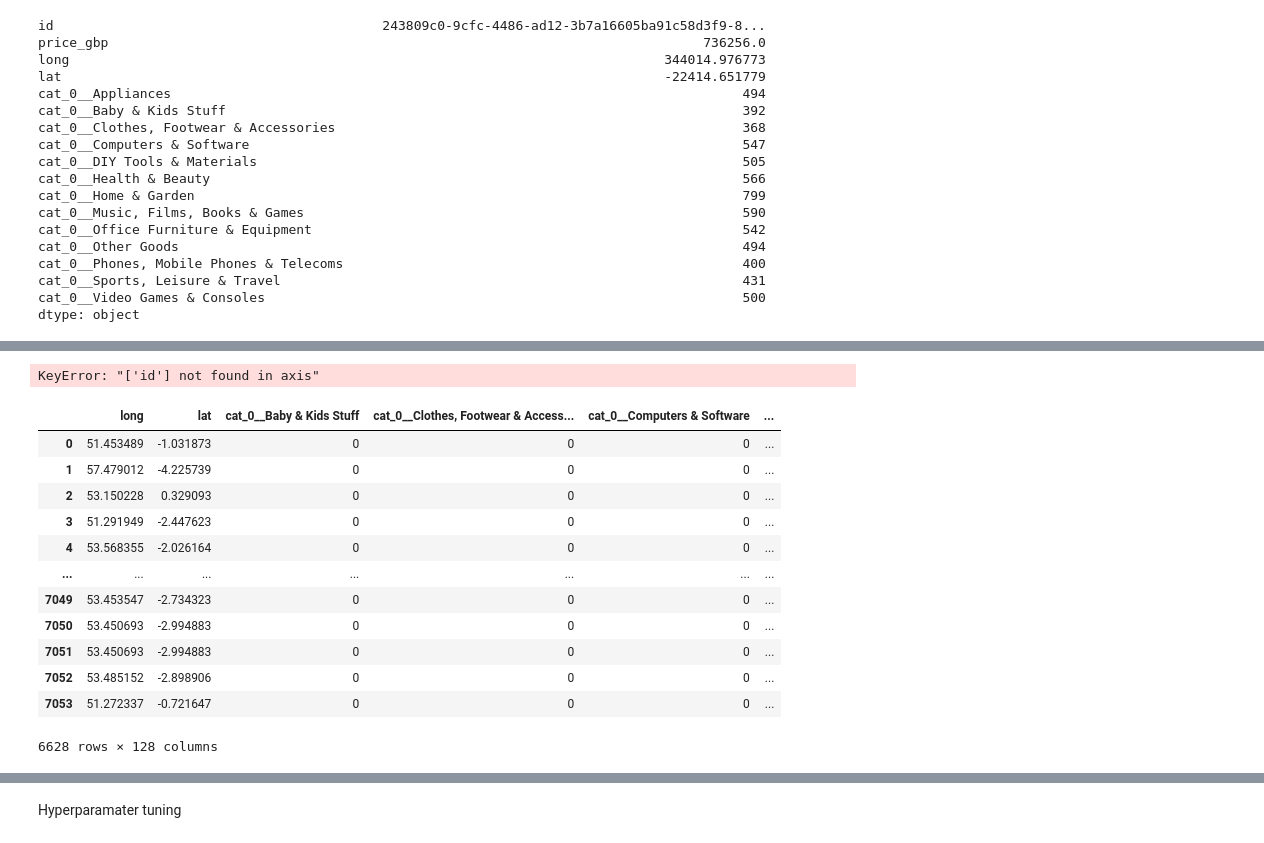
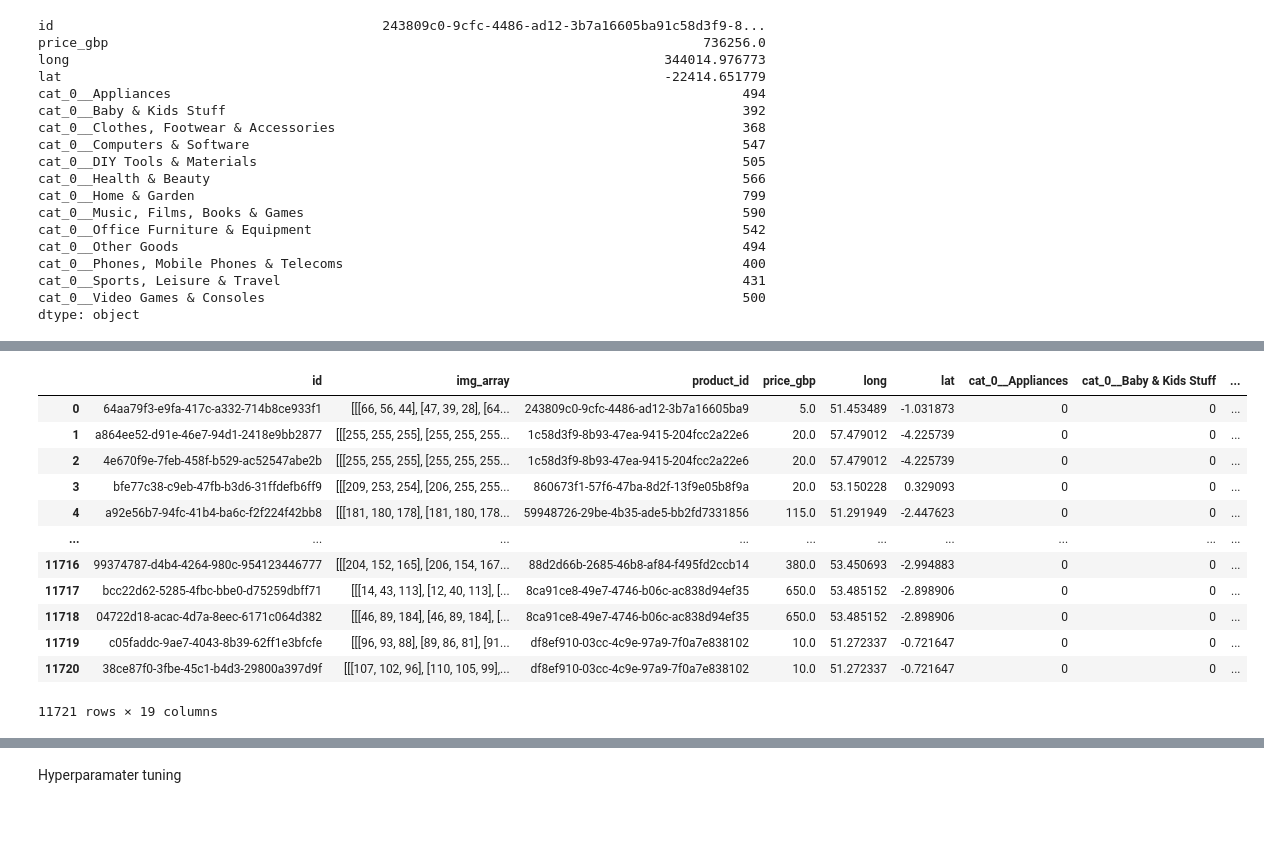
Before and after one commit to AdamWatson91/fb_marketplace, a Jupyter notebook: simple_img_classification.ipynb, the cells around one changed output, grey strips where cells are left out. Drawn from its saved outputs; the diff is of its cells as text; code cells hidden in the pictures.

```diff
--- a/simple_img_classification.ipynb
+++ b/simple_img_classification.ipynb
@@ -58,14 +82,0 @@ Prepare the tabular data for this model
-# %%
-cleanse = TabularCleanse('fb_marketplace_conn.json', 'aicore2022!')
-products = cleanse.get_data_table('products')
-# cleanse.data_profile_report(products, 'products.html')
-cleaning_products = cleanse.remove_rows_conditonal(products, 'category', 'N/A', '!=')
-cleaning_products = cleanse.split_df_value(cleaning_products, 'location', ',', ['local_area', 'city'])
-cleaning_products = cleanse.convert_str_float(cleaning_products, 'price_gbp', 'price', '[\£,]')
-cleaning_products = cleanse.remove_rows_conditonal(cleaning_products, 'price_gbp', 1000.00, '<')
-cleaning_products = cleanse.dynamic_split_df_value(cleaning_products, 'category', '/', True, 'sub_cat_')
-cleaning_products = cleanse.manual_split_df_value(cleaning_products, 'product_name', 'product_name', '|', 1)
-cleaning_products = cleaning_products.dropna(subset=['city'])
-cleaning_products.drop(['product_name', 'product_description', 'price', 'create_time', 'category', 'local_area','sub_cat_1','sub_cat_2', 'sub_cat_3', 'sub_cat_4', 'page_id', 'city'], axis=1, inplace=True)
-
-cleaning_products
@@ -202,30 +83,18 @@ products_clustered
-# %%
-products_clustered = products_clustered.drop(['id'], axis=1)
-
-
-X = products_clustered.drop(['price_gbp'], axis=1)
-y = products_clustered['price_gbp']
-X
-# %% [output]
-KeyError: "['id'] not found in axis"
-# %%
-products = products.drop(['id'], axis=1)
-
-
-X = products.drop(['price_gbp'], axis=1)
-y = products['price_gbp']
-X
-# %% [output]
-|  | long | lat | cat_0__Baby & Kids Stuff | cat_0__Clothes, Footwear & Access... | cat_0__Computers & Software | ... |
-| 0 | 51.453489 | -1.031873 | 0 | 0 | 0 | ... |
-| 1 | 57.479012 | -4.225739 | 0 | 0 | 0 | ... |
-| 2 | 53.150228 | 0.329093 | 0 | 0 | 0 | ... |
-| 3 | 51.291949 | -2.447623 | 0 | 0 | 0 | ... |
-| 4 | 53.568355 | -2.026164 | 0 | 0 | 0 | ... |
-| ... | ... | ... | ... | ... | ... | ... |
-| 7049 | 53.453547 | -2.734323 | 0 | 0 | 0 | ... |
-| 7050 | 53.450693 | -2.994883 | 0 | 0 | 0 | ... |
-| 7051 | 53.450693 | -2.994883 | 0 | 0 | 0 | ... |
-| 7052 | 53.485152 | -2.898906 | 0 | 0 | 0 | ... |
-| 7053 | 51.272337 | -0.721647 | 0 | 0 | 0 | ... |
-6628 rows × 128 columns
+# %%
+model_data = pd.merge(img_data, products, how='right', left_on='product_id', right_on='id', suffixes=('', '_dupe')).filter(regex='^(?!.*_dupe)')
+# model_data.info()
+model_data
+# %% [output]
+|  | id | img_array | product_id | price_gbp | long | lat | cat_0__Appliances | cat_0__Baby & Kids Stuff | ... |
+| 0 | 64aa79f3-e9fa-417c-a332-714b8ce933f1 | [[[66, 56, 44], [47, 39, 28], [64... | 243809c0-9cfc-4486-ad12-3b7a16605ba9 | 5.0 | 51.453489 | -1.031873 | 0 | 0 | ... |
+| 1 | a864ee52-d91e-46e7-94d1-2418e9bb2877 | [[[255, 255, 255], [255, 255, 255... | 1c58d3f9-8b93-47ea-9415-204fcc2a22e6 | 20.0 | 57.479012 | -4.225739 | 0 | 0 | ... |
+| 2 | 4e670f9e-7feb-458f-b529-ac52547abe2b | [[[255, 255, 255], [255, 255, 255... | 1c58d3f9-8b93-47ea-9415-204fcc2a22e6 | 20.0 | 57.479012 | -4.225739 | 0 | 0 | ... |
+| 3 | bfe77c38-c9eb-47fb-b3d6-31ffdefb6ff9 | [[[209, 253, 254], [206, 255, 255... | 860673f1-57f6-47ba-8d2f-13f9e05b8f9a | 20.0 | 53.150228 | 0.329093 | 0 | 0 | ... |
+| 4 | a92e56b7-94fc-41b4-ba6c-f2f224f42bb8 | [[[181, 180, 178], [181, 180, 178... | 59948726-29be-4b35-ade5-bb2fd7331856 | 115.0 | 51.291949 | -2.447623 | 0 | 0 | ... |
+| ... | ... | ... | ... | ... | ... | ... | ... | ... | ... |
+| 11716 | 99374787-d4b4-4264-980c-954123446777 | [[[204, 152, 165], [206, 154, 167... | 88d2d66b-2685-46b8-af84-f495fd2ccb14 | 380.0 | 53.450693 | -2.994883 | 0 | 0 | ... |
+| 11717 | bcc22d62-5285-4fbc-bbe0-d75259dbff71 | [[[14, 43, 113], [12, 40, 113], [... | 8ca91ce8-49e7-4746-b06c-ac838d94ef35 | 650.0 | 53.485152 | -2.898906 | 0 | 0 | ... |
+| 11718 | 04722d18-acac-4d7a-8eec-6171c064d382 | [[[46, 89, 184], [46, 89, 184], [... | 8ca91ce8-49e7-4746-b06c-ac838d94ef35 | 650.0 | 53.485152 | -2.898906 | 0 | 0 | ... |
+| 11719 | c05faddc-9ae7-4043-8b39-62ff1e3bfcfe | [[[96, 93, 88], [89, 86, 81], [91... | df8ef910-03cc-4c9e-97a9-7f0a7e838102 | 10.0 | 51.272337 | -0.721647 | 0 | 0 | ... |
+| 11720 | 38ce87f0-3fbe-45c1-b4d3-29800a397d9f | [[[107, 102, 96], [110, 105, 99],... | df8ef910-03cc-4c9e-97a9-7f0a7e838102 | 10.0 | 51.272337 | -0.721647 | 0 | 0 | ... |
+11721 rows × 19 columns
```
Also changed, not shown: parts of 17 cells of this notebook, 1 other file.
